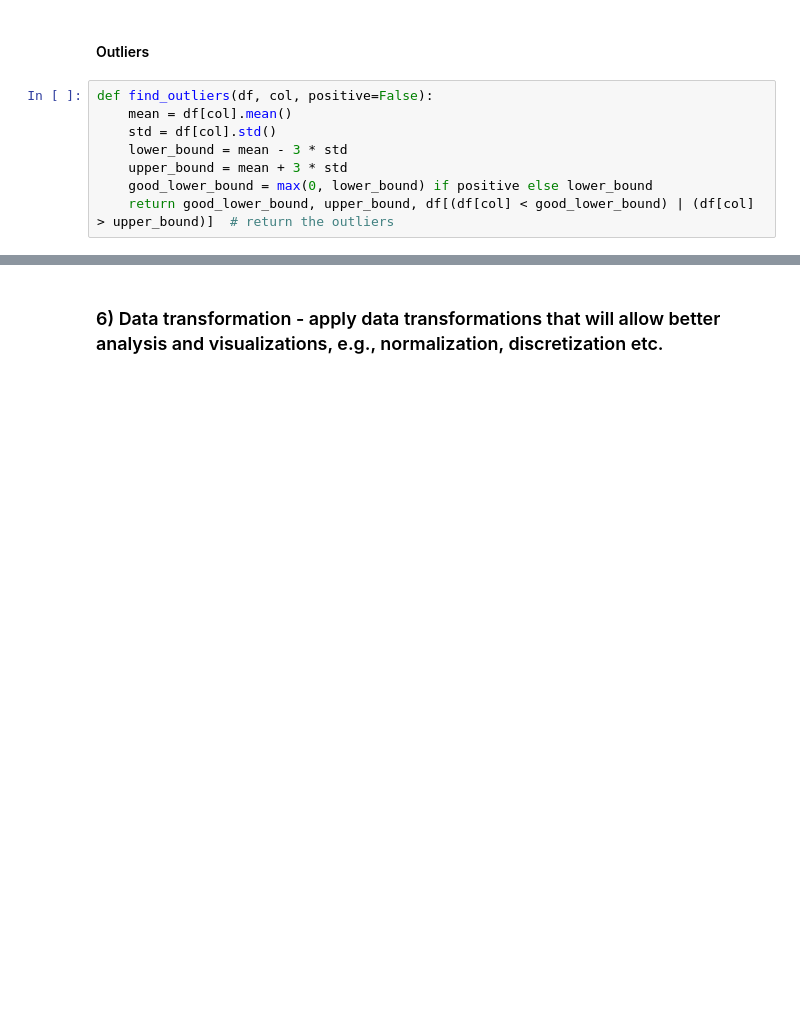
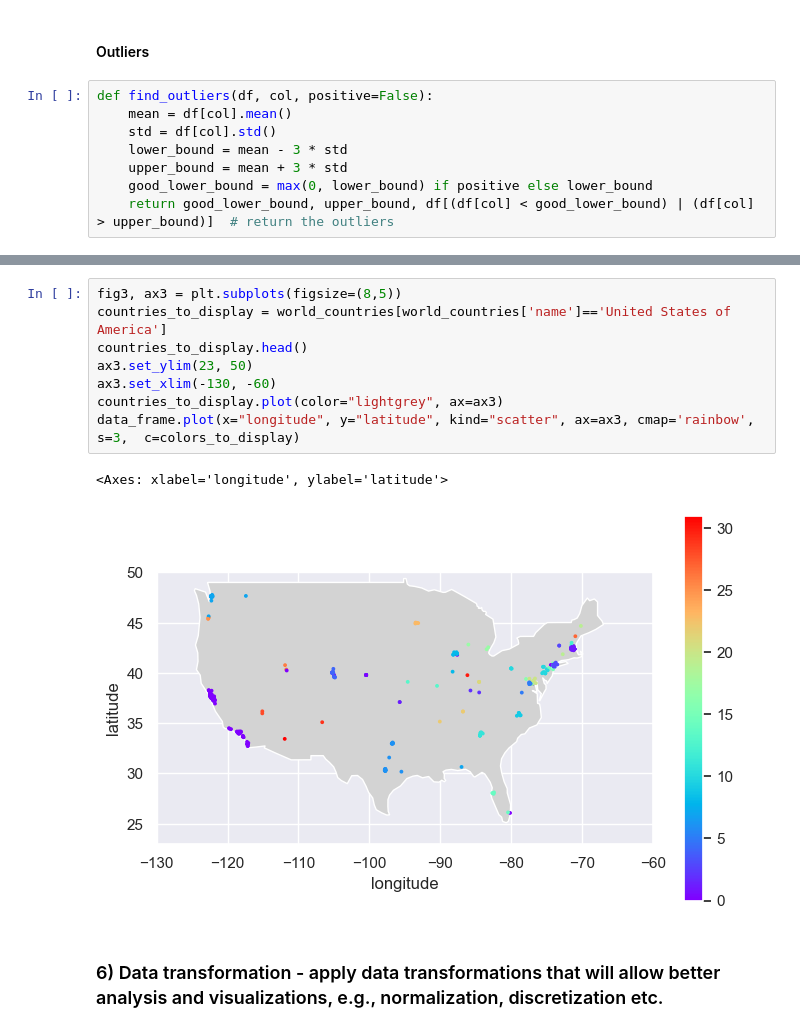
Before and after one commit to Liri-Be/DataMining, a Jupyter notebook: part-1/part1.ipynb, the cells around one changed output, grey strips where cells are left out. Cells and saved outputs as stored; diff of their text form; blank space fills up the shorter version.

```diff
--- a/part-1/part1.ipynb
+++ b/part-1/part1.ipynb
@@ -807,3 +792,14 @@ upper bound: 8.280240356321517
+# %%
+fig3, ax3 = plt.subplots(figsize=(8,5))
+countries_to_display = world_countries[world_countries['name']=='United States of America']
+countries_to_display.head()
+ax3.set_ylim(23, 50)
+ax3.set_xlim(-130, -60)
+countries_to_display.plot(color="lightgrey", ax=ax3)
+data_frame.plot(x="longitude", y="latitude", kind="scatter", ax=ax3, cmap='rainbow', s=3,  c=colors_to_display)
+# %% [output]
+<Axes: xlabel='longitude', ylabel='latitude'>
+[figure, added]
 # %% [markdown]
 ### 6) Data transformation -  apply  data  transformations  that  will  allow  better  analysis  and  visualizations,  e.g.,  normalization,  discretization  etc.
 # %% [markdown]
```
Also changed, not shown: parts of 24 cells of this notebook, 1 other file.
